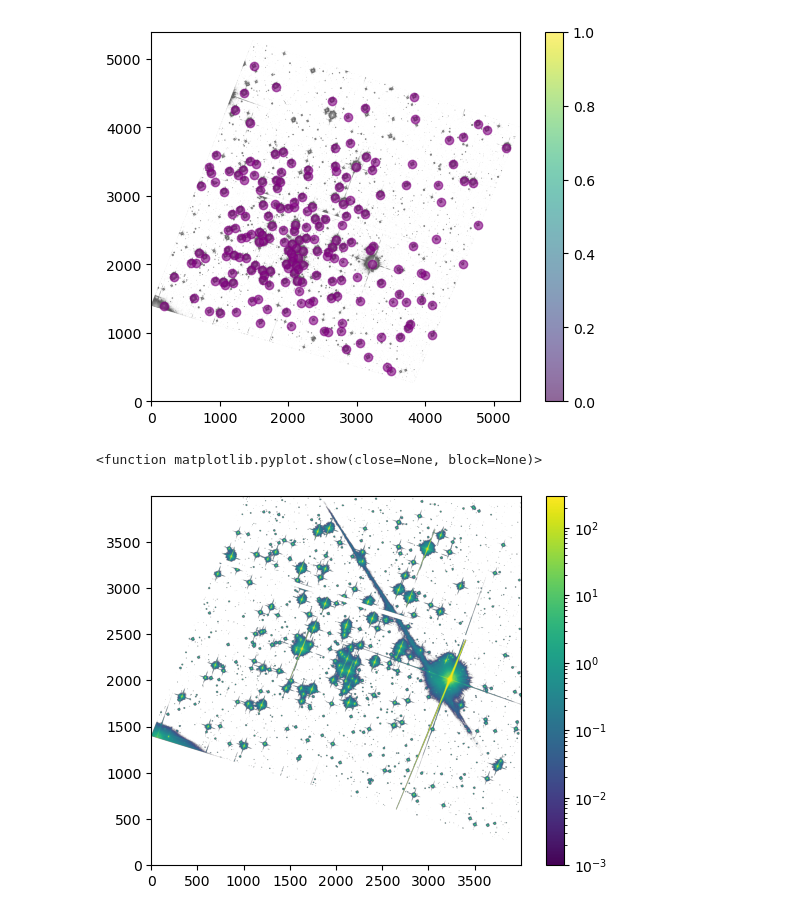
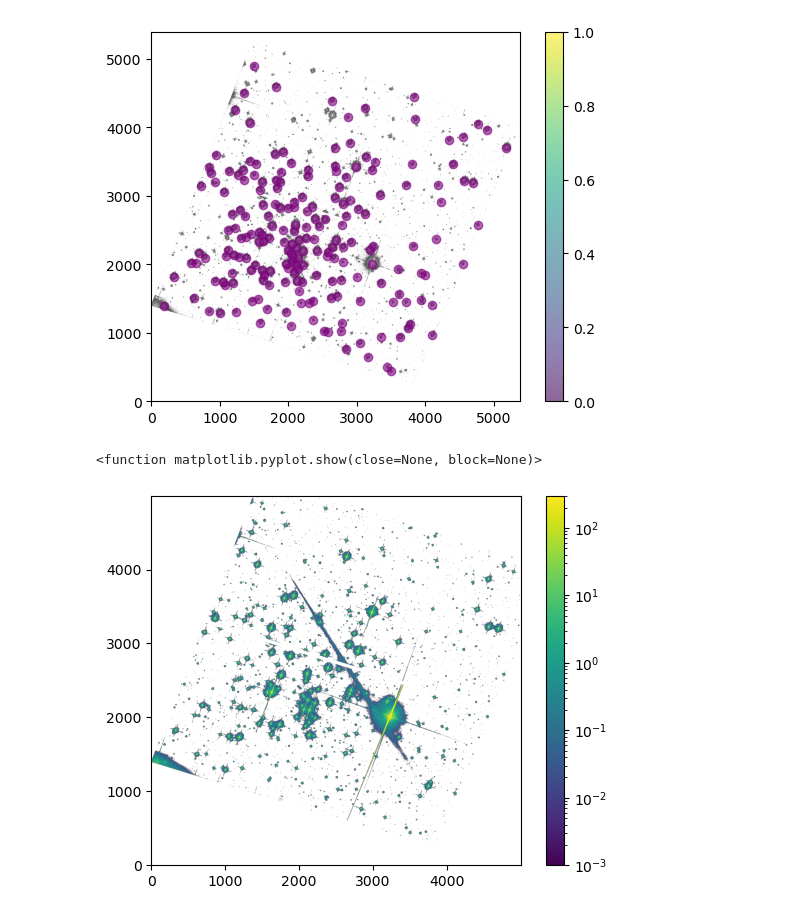
Before and after one commit to GravesTone5/Astro1221Project3, a Jupyter notebook: Project3.ipynb, the cells around one changed output. Cells and saved outputs as stored; diff of their text form; code cells hidden in the pictures.

```diff
--- a/Project3.ipynb
+++ b/Project3.ipynb
@@ -185,12 +185,12 @@ class Star:
             c_end = ncols
         return image[r_start:r_end, c_start:c_end]
 # %%
-plt.imshow(subtracted_image_814[0:4000, 0:4000], origin='lower', norm=LogNorm(vmin = .001, vmax = 300), cmap = 'viridis')
+plt.imshow(subtracted_image_814[0:5000, 0:5000], origin='lower', norm=LogNorm(vmin = .001, vmax = 300), cmap = 'viridis')
 plt.colorbar()
 plt.show
 # %% [output]
 <function matplotlib.pyplot.show(close=None, block=None)>
-[figure, old version]
+[figure, new version]
 # %%
 stars = [
     Star(1311, 1231, "1"),
```
Also changed, not shown: parts of 4 cells of this notebook.
